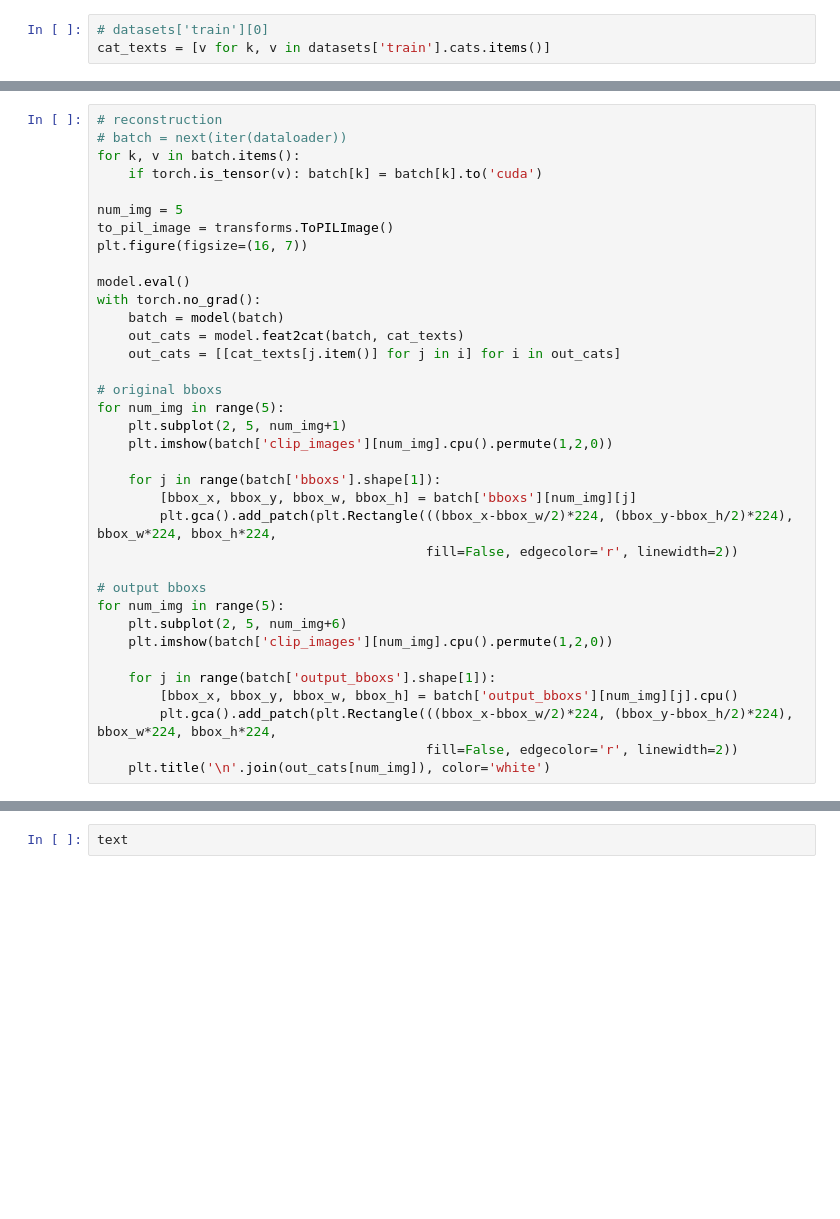
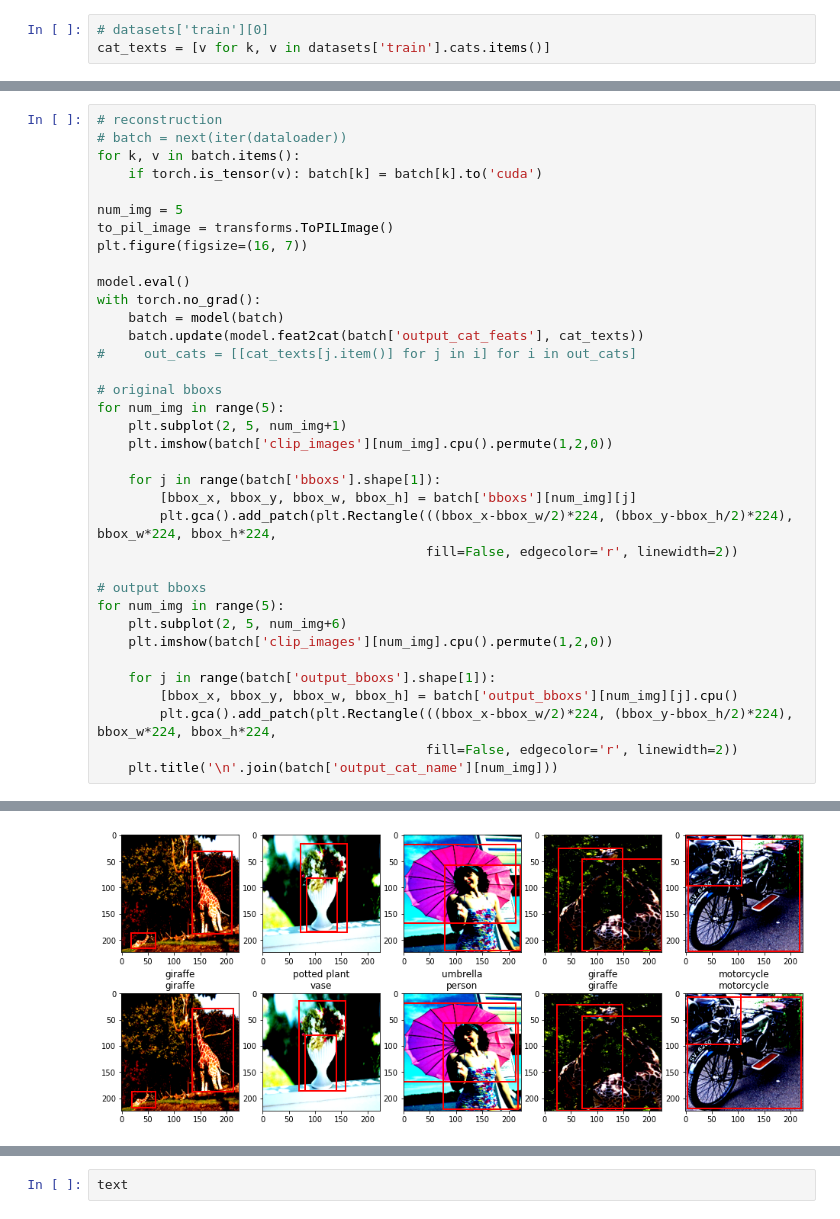
Before and after one commit to guoyw-nju/BoxCLIP, a Jupyter notebook: notebook/v3_model_evaluation.ipynb, the cells around one changed output, grey strips where cells are left out. Saved outputs shown, nothing was run; the diff lists cells and outputs as text; blank space fills up the shorter version.

```diff
--- a/notebook/v3_model_evaluation.ipynb
+++ b/notebook/v3_model_evaluation.ipynb
@@ -112,8 +137,8 @@ plt.figure(figsize=(16, 7))
 model.eval()
 with torch.no_grad():
     batch = model(batch)
-    out_cats = model.feat2cat(batch, cat_texts)
-    out_cats = [[cat_texts[j.item()] for j in i] for i in out_cats]
+    batch.update(model.feat2cat(batch['output_cat_feats'], cat_texts))
+#     out_cats = [[cat_texts[j.item()] for j in i] for i in out_cats]
 
 # original bboxs
 for num_img in range(5):
@@ -134,4 +159,5 @@ for num_img in range(5):
         [bbox_x, bbox_y, bbox_w, bbox_h] = batch['output_bboxs'][num_img][j].cpu()
         plt.gca().add_patch(plt.Rectangle(((bbox_x-bbox_w/2)*224, (bbox_y-bbox_h/2)*224), bbox_w*224, bbox_h*224,
                                           fill=False, edgecolor='r', linewidth=2))
-    plt.title('\n'.join(out_cats[num_img]), color='white')
+    plt.title('\n'.join(batch['output_cat_name'][num_img]))
+# %% [output]
@@ -138,3 +174,4 @@ for num_img in range(5):
+[figure, added]
 # %%
 # text2bboxs
 # batch = next(iter(dataloader))
```
Also changed, not shown: parts of 11 cells of this notebook, 6 other files.
